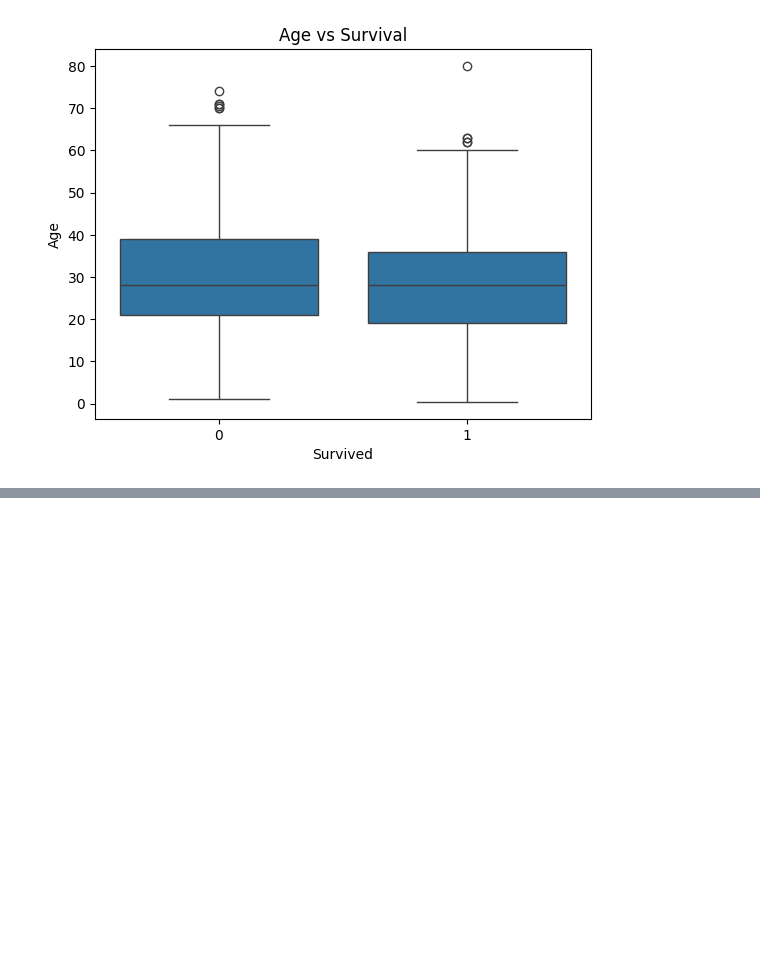
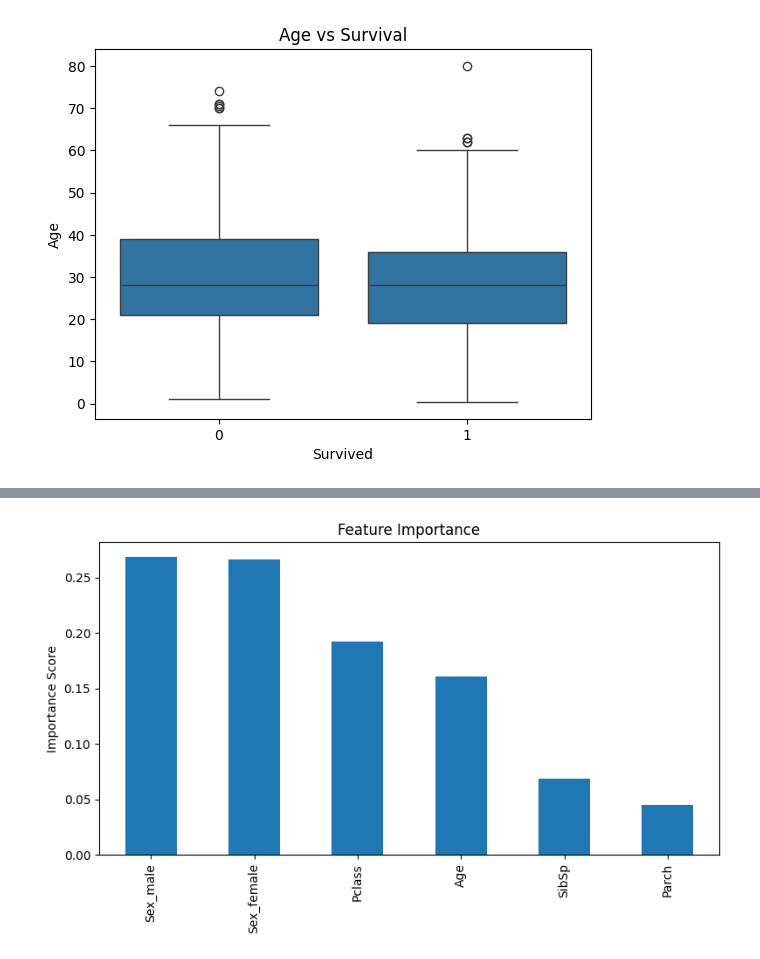
Before and after one commit to Penilen/titanic-ml, a Jupyter notebook: notebooks/eda.ipynb, the cells around one changed output, grey strips where cells are left out. Drawn from its saved outputs; the diff is of its cells as text; code cells hidden in the pictures; blank space fills up the shorter version.

```diff
--- a/notebooks/eda.ipynb
+++ b/notebooks/eda.ipynb
@@ -65,0 +150,80 @@ plt.show()
+# %%
+# Import matplotlib for plotting visualizations
+import matplotlib.pyplot as plt
+
+
+# --------------------------------------------------
+# EXTRACT FEATURE IMPORTANCE
+# --------------------------------------------------
+
+# Random Forest calculates how important each feature was
+# in reducing classification error across all decision trees.
+# The result is an array of importance scores (one per feature).
+importances = model.feature_importances_
+
+
+# --------------------------------------------------
+# GET FEATURE NAMES
+# --------------------------------------------------
+
+# X.columns contains the names of the features after one-hot encoding.
+# These are needed so we can match each importance score
+# to the correct feature name.
+feature_names = X.columns
+
+
+# --------------------------------------------------
+# ORGANIZE AND SORT IMPORTANCE SCORES
+# --------------------------------------------------
+
+# Create a pandas Series that maps:
+#   feature_name -> importance_score
+feat_importance = pd.Series(importances, index=feature_names)
+
+# Sort features from most important to least important.
+# This makes the plot easier to interpret.
+feat_importance = feat_importance.sort_values(ascending=False)
+
+# --------------------------------------------------
+# CREATE AND SAVE FEATURE IMPORTANCE PLOT
+# --------------------------------------------------
+
+# Create a new matplotlib figure.
+# figsize controls the width and height of the plot (in inches).
+plt.figure(figsize=(8, 5))
+
+
+# Plot the feature importance values as a bar chart.
+# feat_importance is a sorted pandas Series:
+#   index  → feature names
+#   values → importance scores
+feat_importance.plot(kind="bar")
+
+
+# Add a descriptive title to the chart.
+plt.title("Feature Importance")
+
+
+# Label the y-axis to clarify what the bar values represent.
+plt.ylabel("Importance Score")
+
+
+# Automatically adjust spacing so labels and titles do not overlap.
+# This prevents cropping when saving the image.
+plt.tight_layout()
+
+
+# Save the figure as a PNG image file.
+#
+# "../images/" means:
+#   - Go up one directory from notebooks/
+#   - Enter the images/ folder
+#
+# dpi=300 ensures high resolution (good for GitHub rendering).
+plt.savefig("../images/feature_importance.png", dpi=300)
+
+
+# Display the plot inside the notebook output.
+plt.show()
+# %% [output]
+[figure, added]
```
Also changed, not shown: parts of 2 cells of this notebook, 3 other files.
